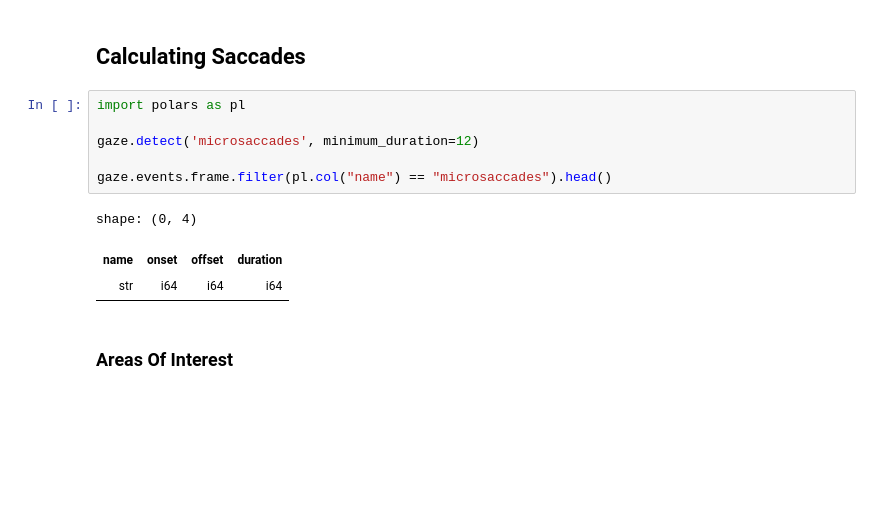
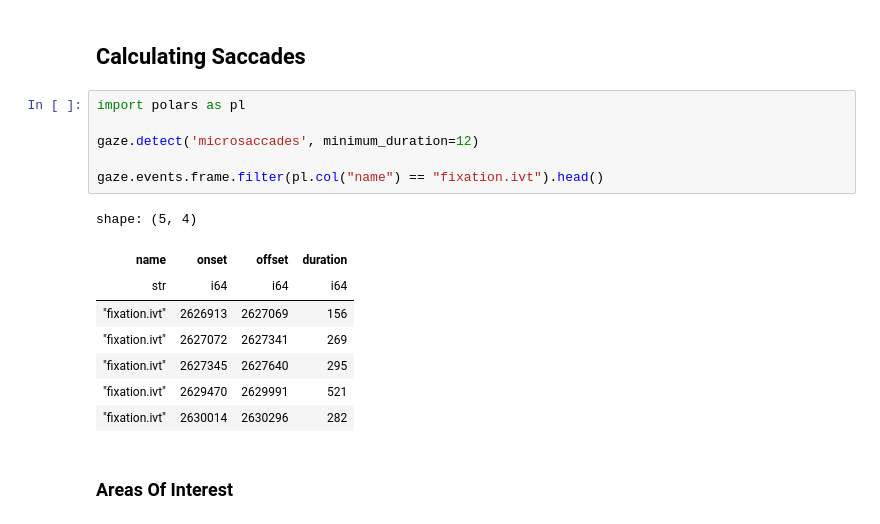
Before and after one commit to MultiplEYE-COST/multipleye-preprocessing, a Jupyter notebook: preprocessing-AS.ipynb, the cells around one changed output. Drawn from its saved outputs; the diff is of its cells as text; blank space fills up the shorter version.

```diff
--- a/preprocessing-AS.ipynb
+++ b/preprocessing-AS.ipynb
@@ -341,13 +341,18 @@ width_px:
 # %%
 import polars as pl
 
 gaze.detect('microsaccades', minimum_duration=12)
 
-gaze.events.frame.filter(pl.col("name") == "microsaccades").head()
+gaze.events.frame.filter(pl.col("name") == "fixation.ivt").head()
 # %% [output]
-shape: (0, 4)
+shape: (5, 4)
 | name | onset | offset | duration |
 | str | i64 | i64 | i64 |
+| "fixation.ivt" | 2626913 | 2627069 | 156 |
+| "fixation.ivt" | 2627072 | 2627341 | 269 |
+| "fixation.ivt" | 2627345 | 2627640 | 295 |
+| "fixation.ivt" | 2629470 | 2629991 | 521 |
+| "fixation.ivt" | 2630014 | 2630296 | 282 |
 # %% [markdown]
 ### Areas Of Interest
 # %% [markdown]
```
Also changed, not shown: parts of 1 cell of this notebook.
